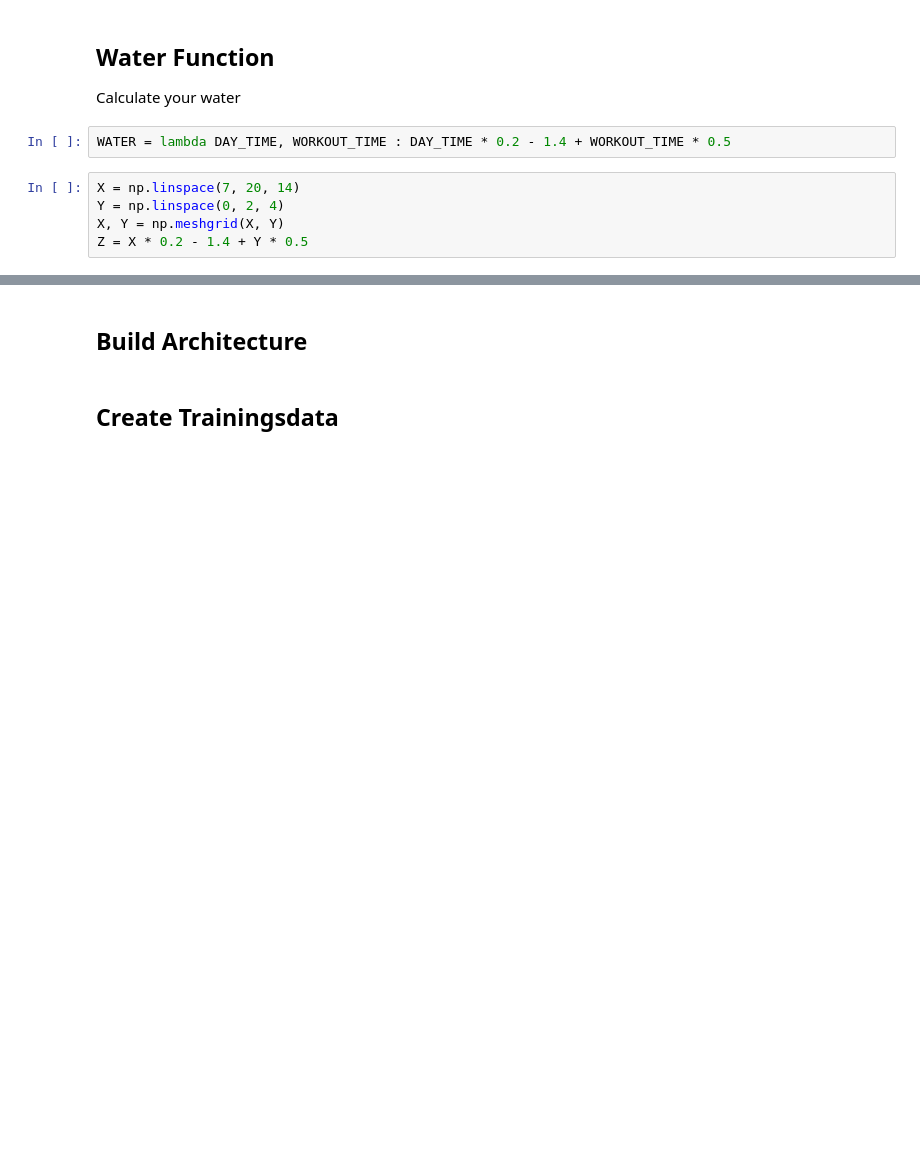
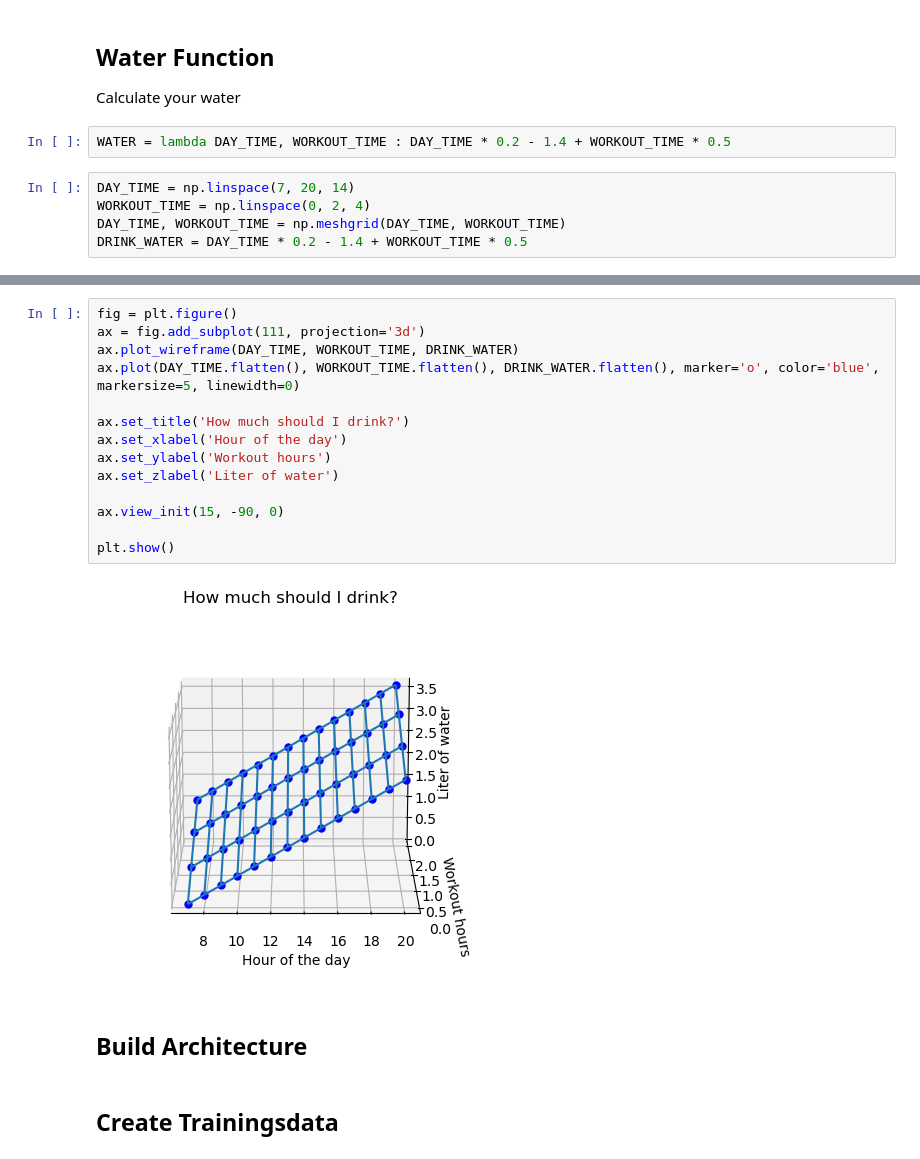
Before and after one commit to GimAndTonic/Neurons, a Jupyter notebook: training.ipynb, the cells around one changed output, grey strips where cells are left out. Cells and saved outputs as stored; diff of their text form; blank space fills up the shorter version.

```diff
--- a/training.ipynb
+++ b/training.ipynb
@@ -12,10 +12,10 @@ Calculate your water
 # %%
 WATER = lambda DAY_TIME, WORKOUT_TIME : DAY_TIME * 0.2 - 1.4 + WORKOUT_TIME * 0.5
 # %%
-X = np.linspace(7, 20, 14)
-Y = np.linspace(0, 2, 4)
-X, Y = np.meshgrid(X, Y)
-Z = X * 0.2 - 1.4 + Y * 0.5
+DAY_TIME = np.linspace(7, 20, 14)
+WORKOUT_TIME = np.linspace(0, 2, 4)
+DAY_TIME, WORKOUT_TIME = np.meshgrid(DAY_TIME, WORKOUT_TIME)
+DRINK_WATER = DAY_TIME * 0.2 - 1.4 + WORKOUT_TIME * 0.5
 # %%
 fig = plt.figure()
 ax = fig.add_subplot(111, projection='3d')
@@ -31,6 +31,22 @@ ax.view_init(15, -90, 0)
 plt.show()
 # %% [output]
 [figure]
+# %%
+fig = plt.figure()
+ax = fig.add_subplot(111, projection='3d')
+ax.plot_wireframe(DAY_TIME, WORKOUT_TIME, DRINK_WATER)
+ax.plot(DAY_TIME.flatten(), WORKOUT_TIME.flatten(), DRINK_WATER.flatten(), marker='o', color='blue', markersize=5, linewidth=0)
+
+ax.set_title('How much should I drink?')
+ax.set_xlabel('Hour of the day')
+ax.set_ylabel('Workout hours')
+ax.set_zlabel('Liter of water')
+
+ax.view_init(15, -90, 0)
+
+plt.show()
+# %% [output]
+[figure, added]
 # %% [markdown]
 ## Build Architecture
 # %% [markdown]
```
Also changed, not shown: parts of 2 cells of this notebook, 2 other files.
